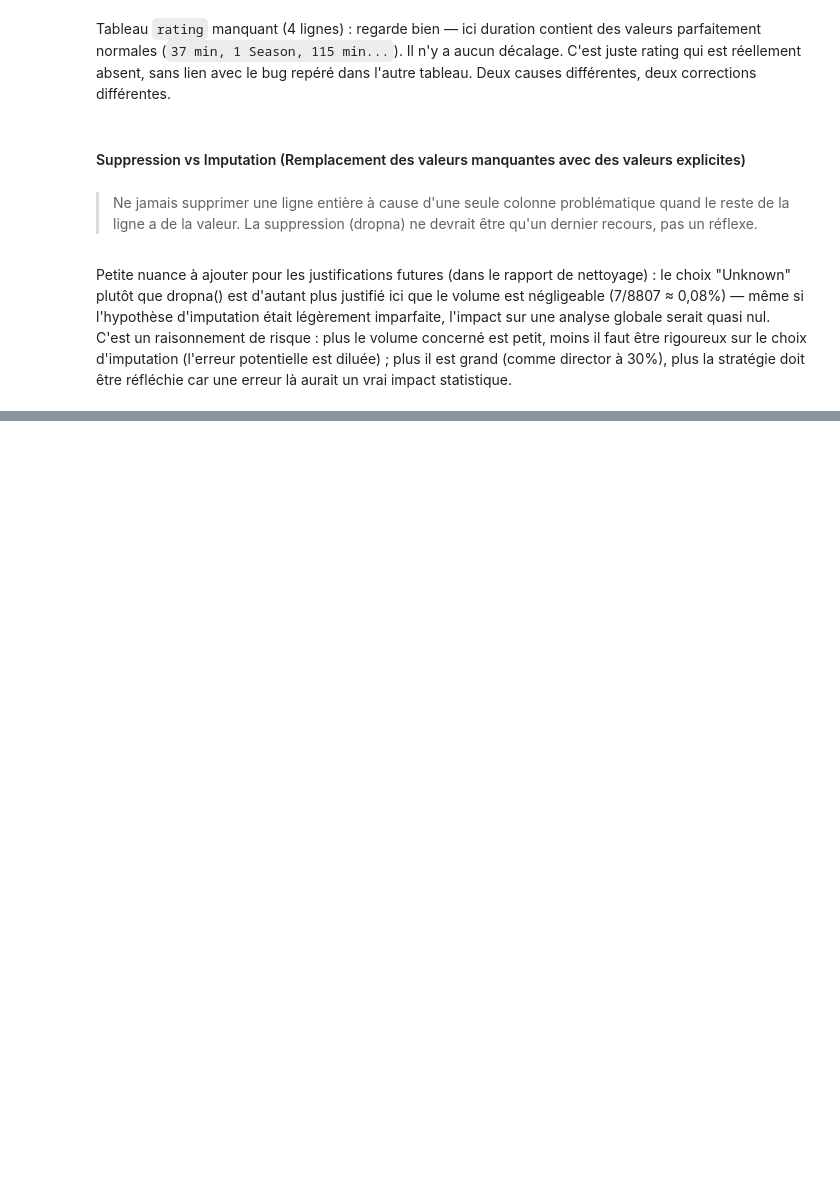
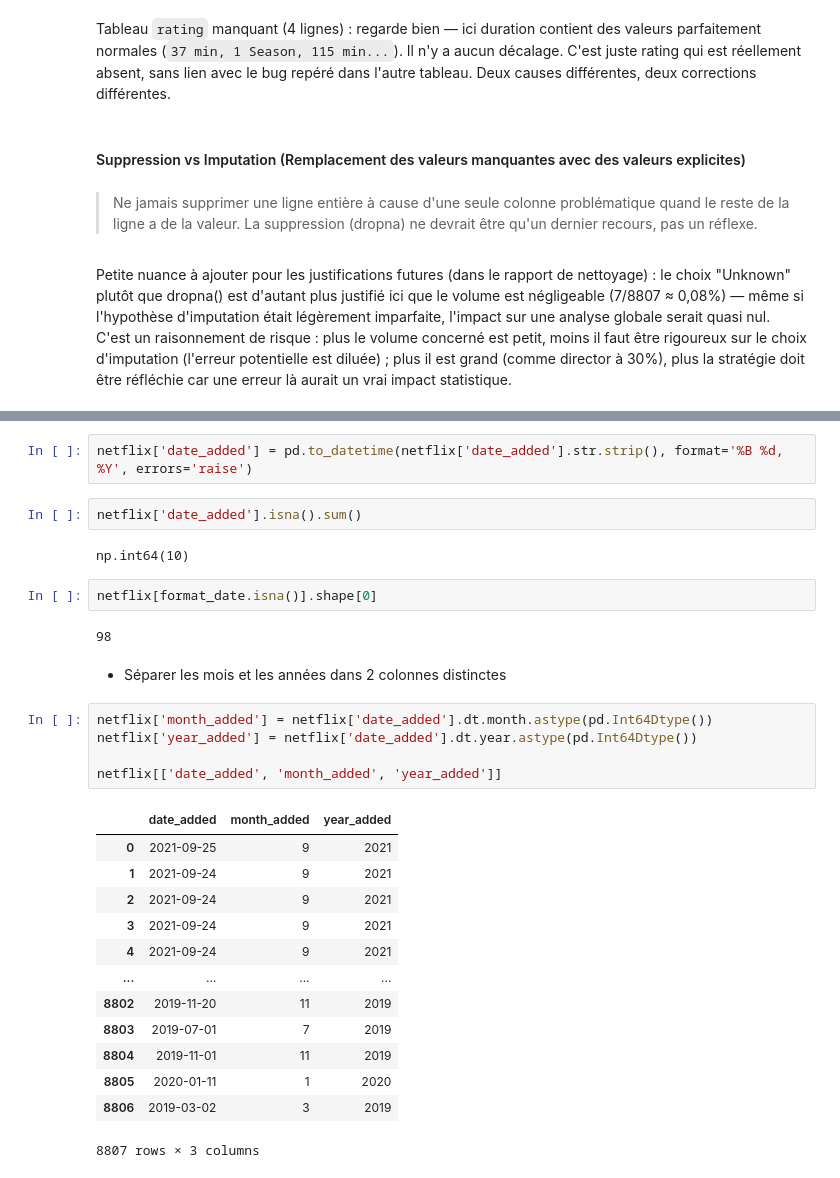
Before and after one commit to chris-nd/netflix-data-cleaning, a Jupyter notebook: notebooks/exploration.ipynb, the cells around one changed output, grey strips where cells are left out. Drawn from its saved outputs; the diff is of its cells as text; blank space fills up the shorter version.

```diff
--- a/notebooks/exploration.ipynb
+++ b/notebooks/exploration.ipynb
@@ -345,0 +445,31 @@ netflix[netflix['date_added'].isna()]
+# %%
+netflix['date_added'] = pd.to_datetime(netflix['date_added'].str.strip(), format='%B %d, %Y', errors='raise')
+# %%
+netflix['date_added'].isna().sum()
+# %% [output]
+np.int64(10)
+# %%
+netflix[format_date.isna()].shape[0]
+# %% [output]
+98
+# %% [markdown]
+- Séparer les mois et les années dans 2 colonnes distinctes
+# %%
+netflix['month_added'] = netflix['date_added'].dt.month.astype(pd.Int64Dtype())
+netflix['year_added'] = netflix['date_added'].dt.year.astype(pd.Int64Dtype())
+
+netflix[['date_added', 'month_added', 'year_added']]
+# %% [output]
+|  | date_added | month_added | year_added |
+| 0 | 2021-09-25 | 9 | 2021 |
+| 1 | 2021-09-24 | 9 | 2021 |
+| 2 | 2021-09-24 | 9 | 2021 |
+| 3 | 2021-09-24 | 9 | 2021 |
+| 4 | 2021-09-24 | 9 | 2021 |
+| ... | ... | ... | ... |
+| 8802 | 2019-11-20 | 11 | 2019 |
+| 8803 | 2019-07-01 | 7 | 2019 |
+| 8804 | 2019-11-01 | 11 | 2019 |
+| 8805 | 2020-01-11 | 1 | 2020 |
+| 8806 | 2019-03-02 | 3 | 2019 |
+8807 rows × 3 columns
```
Also changed, not shown: parts of 24 cells of this notebook.
